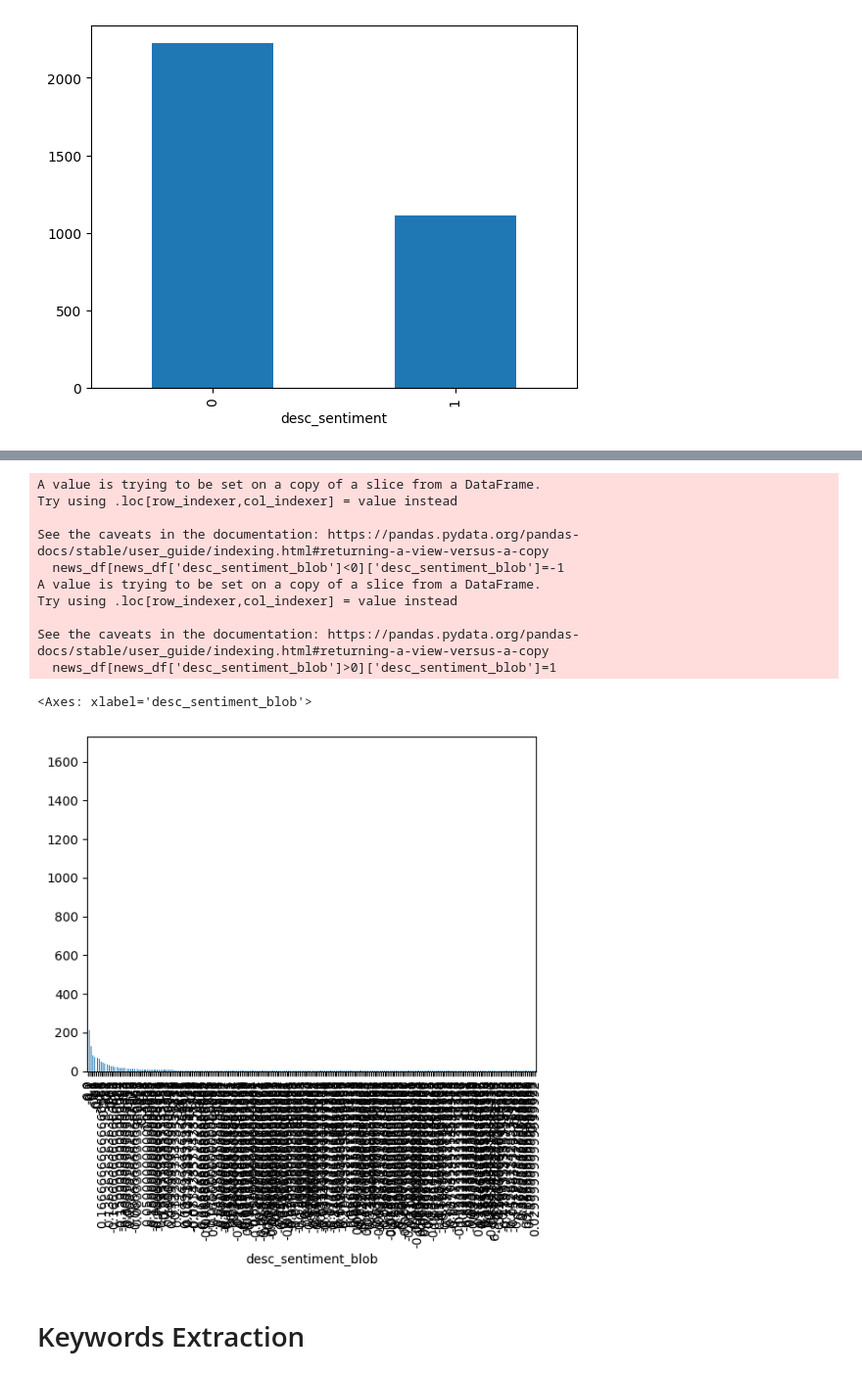
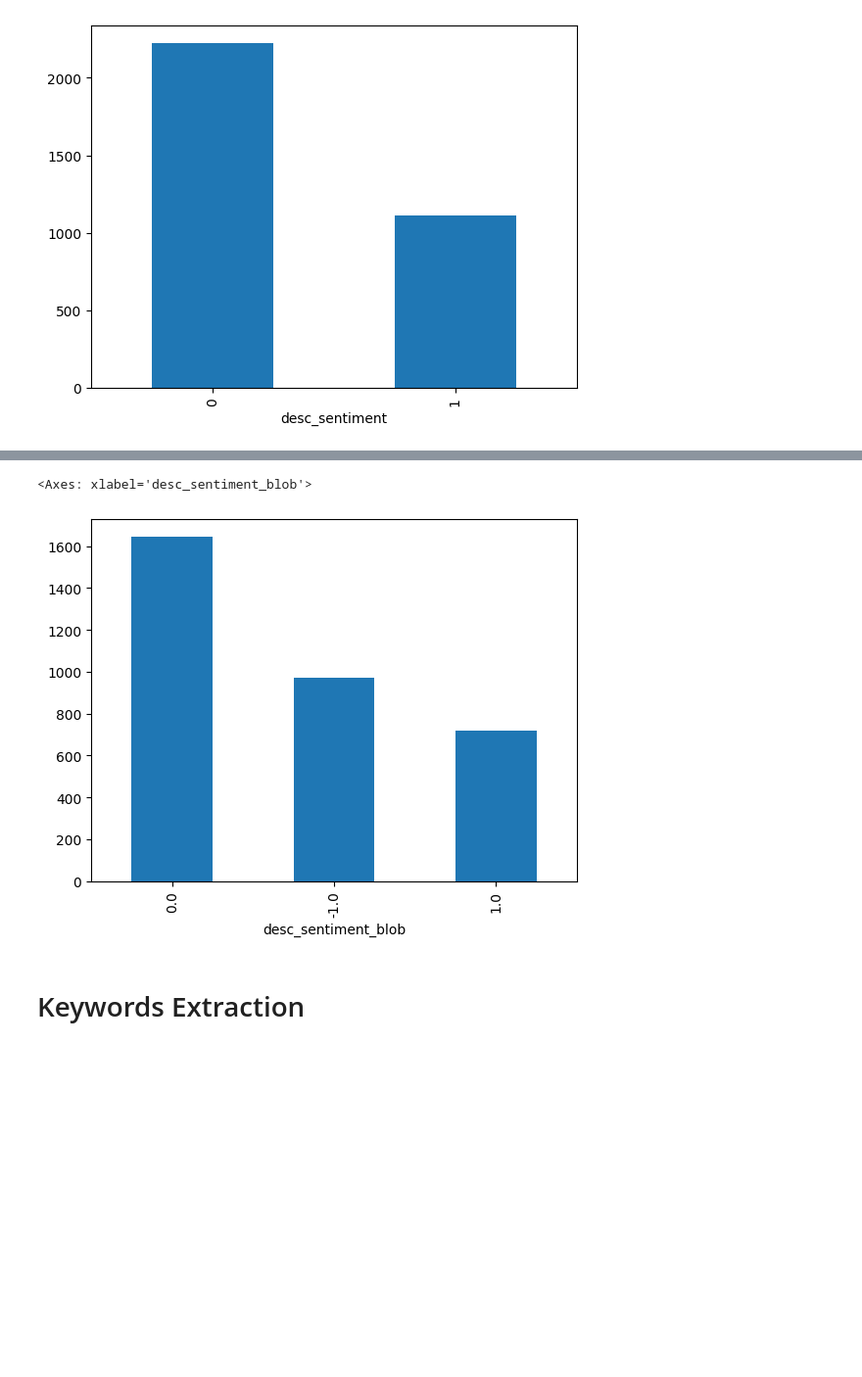
Before and after one commit to Soha85/Soha85, a Jupyter notebook: palestine-israel-news-conflict.ipynb, the cells around one changed output, grey strips where cells are left out. Shown at 98% size. Saved outputs shown, nothing was run; the diff lists cells and outputs as text; code cells hidden in the pictures; blank space fills up the shorter version.

```diff
--- a/palestine-israel-news-conflict.ipynb
+++ b/palestine-israel-news-conflict.ipynb
@@ -227,7 +227,7 @@ news_df.head(10)
 | 8 | marianne williamson us presidenti... | death palestinian child less horr... | 22-12-2023 | 2023 | 1 | 0 | 0.000000 | ... |
 | 9 | israel aipowered mass assassinati... | accountability transferred softwa... | 22-12-2023 | 2023 | 0 | 0 | 0.000000 | ... |
 # %%
-news_df[news_df['headline_sentiment_blob']<0]['headline_sentiment_blob']=-1
-news_df[news_df['headline_sentiment_blob']>0]['headline_sentiment_blob']=1
+news_df.loc[news_df['headline_sentiment_blob'] < 0, 'headline_sentiment_blob'] = -1
+news_df.loc[news_df['headline_sentiment_blob'] > 0, 'headline_sentiment_blob'] = 1
 news_df['headline_sentiment_blob'].value_counts().plot(kind='bar')
 # %% [output]
@@ -246,20 +236,10 @@ See the caveats in the documentation: https://pandas.pydata.org/pandas-docs/stab
 # %%
-news_df[news_df['desc_sentiment_blob']<0]['desc_sentiment_blob']=-1
-news_df[news_df['desc_sentiment_blob']>0]['desc_sentiment_blob']=1
+news_df.loc[news_df['desc_sentiment_blob'] < 0, 'desc_sentiment_blob'] = -1
+news_df.loc[news_df['desc_sentiment_blob'] > 0, 'desc_sentiment_blob'] = 1
 news_df['desc_sentiment_blob'].value_counts().plot(kind='bar')
 # %% [output]
-A value is trying to be set on a copy of a slice from a DataFrame.
-Try using .loc[row_indexer,col_indexer] = value instead
-
-See the caveats in the documentation: https://pandas.pydata.org/pandas-docs/stable/user_guide/indexing.html#returning-a-view-versus-a-copy
-  news_df[news_df['desc_sentiment_blob']<0]['desc_sentiment_blob']=-1
-A value is trying to be set on a copy of a slice from a DataFrame.
-Try using .loc[row_indexer,col_indexer] = value instead
-
-See the caveats in the documentation: https://pandas.pydata.org/pandas-docs/stable/user_guide/indexing.html#returning-a-view-versus-a-copy
-  news_df[news_df['desc_sentiment_blob']>0]['desc_sentiment_blob']=1
+<Axes: xlabel='desc_sentiment_blob'>
-<Axes: xlabel='desc_sentiment_blob'>
-[figure, old version]
+[figure, new version]
 # %% [markdown]
 # Keywords Extraction
 # %%
```
Also changed, not shown: parts of 6 cells of this notebook.
